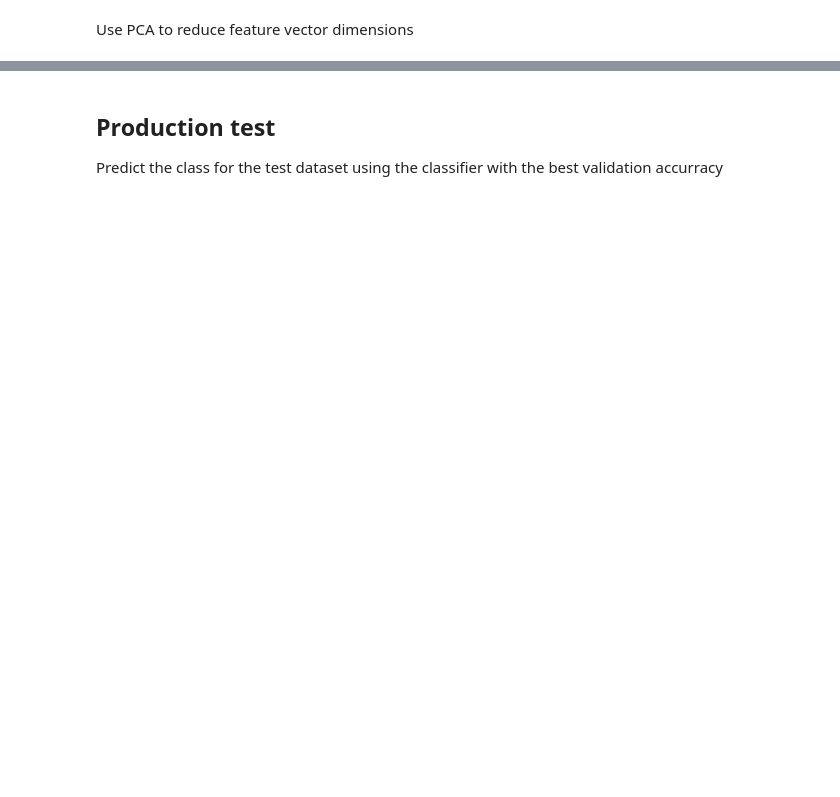
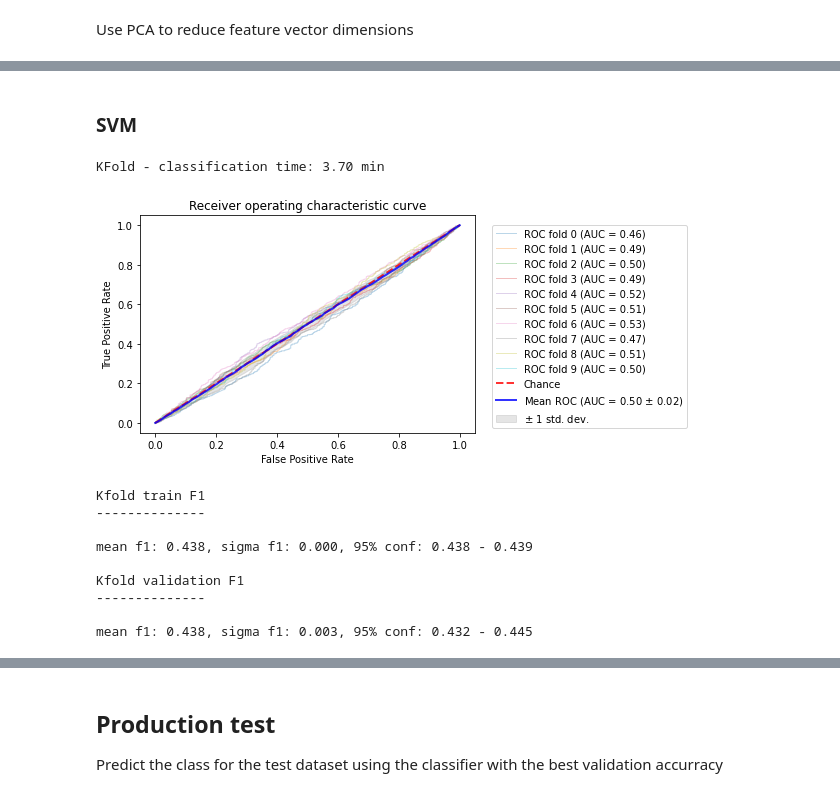
Before and after one commit to MatthewZid/ErgasiaML, a Jupyter notebook: src/personalityML.ipynb, the cells around one changed output, grey strips where cells are left out. Cells and saved outputs as stored; diff of their text form; code cells hidden in the pictures; blank space fills up the shorter version.

```diff
--- a/src/personalityML.ipynb
+++ b/src/personalityML.ipynb
@@ -850,0 +687,20 @@ mean f1: 0.458, sigma f1: 0.020, 95% conf: 0.417 - 0.498
+# %% [markdown]
+### SVM
+# %%
+from sklearn.svm import SVC
+
+del clf
+clf = SVC(C=1, gamma='auto')
+clf_kfold(X_train, y_train, clf)
+# %% [output]
+KFold - classification time: 3.70 min
+[figure, added]
+Kfold train F1
+--------------
+
+mean f1: 0.438, sigma f1: 0.000, 95% conf: 0.438 - 0.439
+
+Kfold validation F1
+--------------
+
+mean f1: 0.438, sigma f1: 0.003, 95% conf: 0.432 - 0.445
```
Also changed, not shown: parts of 29 cells of this notebook.
